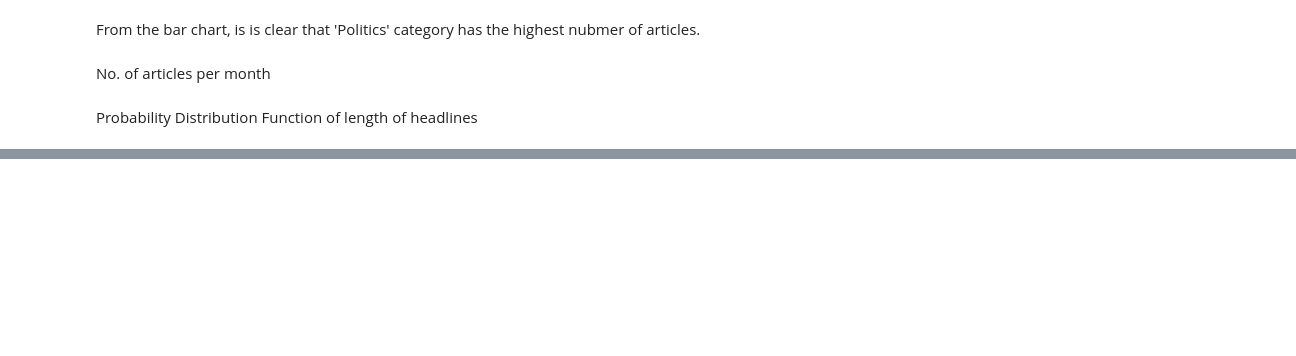
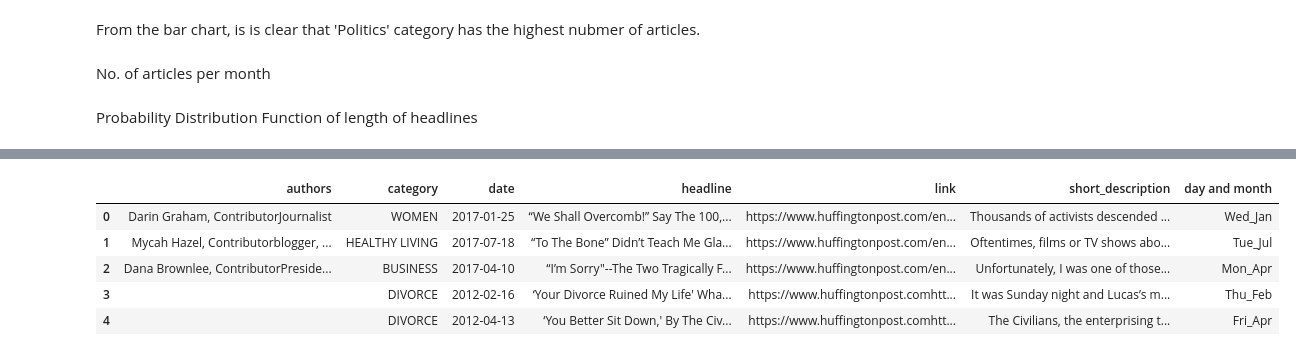
Before and after one commit to prajwaln/news-recommender, a Jupyter notebook: news-recommender.ipynb, the cells around one changed output, grey strips where cells are left out. Cells and saved outputs as stored; diff of their text form; code cells hidden in the pictures; blank space fills up the shorter version.

```diff
--- a/news-recommender.ipynb
+++ b/news-recommender.ipynb
@@ -247,3 +254,9 @@ fig.update_layout(showlegend=False, width=500, height=500)
 fig
 # %% [output]
 [interactive output not drawn]
+# %%
+# Making indices uniform ranging from 0
+news_data.index = range(news_data.shape[0])
+# %%
+# Adding a new column containing both day of the week and month, it will be required later while recommending based on day of the week and month
+news_data["day and month"] = news_data["date"].dt.strftime("%a") + "_" + news_data["date"].dt.strftime("%b")
@@ -249,0 +280,9 @@ fig
+# %%
+news_data.head()
+# %% [output]
+|  | authors | category | date | headline | link | short_description | day and month |
+| 0 | Darin Graham, ContributorJournalist | WOMEN | 2017-01-25 | “We Shall Overcomb!” Say The 100,... | https://www.huffingtonpost.com/en... | Thousands of activists descended ... | Wed_Jan |
+| 1 | Mycah Hazel, Contributorblogger, ... | HEALTHY LIVING | 2017-07-18 | “To The Bone” Didn’t Teach Me Gla... | https://www.huffingtonpost.com/en... | Oftentimes, films or TV shows abo... | Tue_Jul |
+| 2 | Dana Brownlee, ContributorPreside... | BUSINESS | 2017-04-10 | “I’m Sorry"--The Two Tragically F... | https://www.huffingtonpost.com/en... | Unfortunately, I was one of those... | Mon_Apr |
+| 3 |  | DIVORCE | 2012-02-16 | ‘Your Divorce Ruined My Life' Wha... | https://www.huffingtonpost.comhtt... | It was Sunday night and Lucas’s m... | Thu_Feb |
+| 4 |  | DIVORCE | 2012-04-13 | ‘You Better Sit Down,' By The Civ... | https://www.huffingtonpost.comhtt... | The Civilians, the enterprising t... | Fri_Apr |
```
Also changed, not shown: parts of 12 cells of this notebook.
